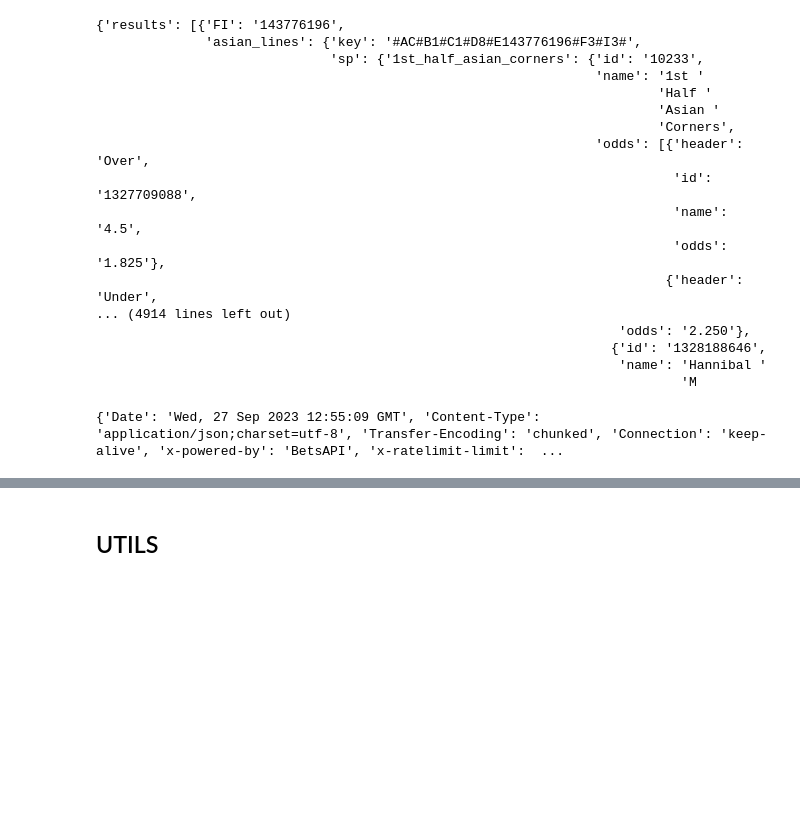
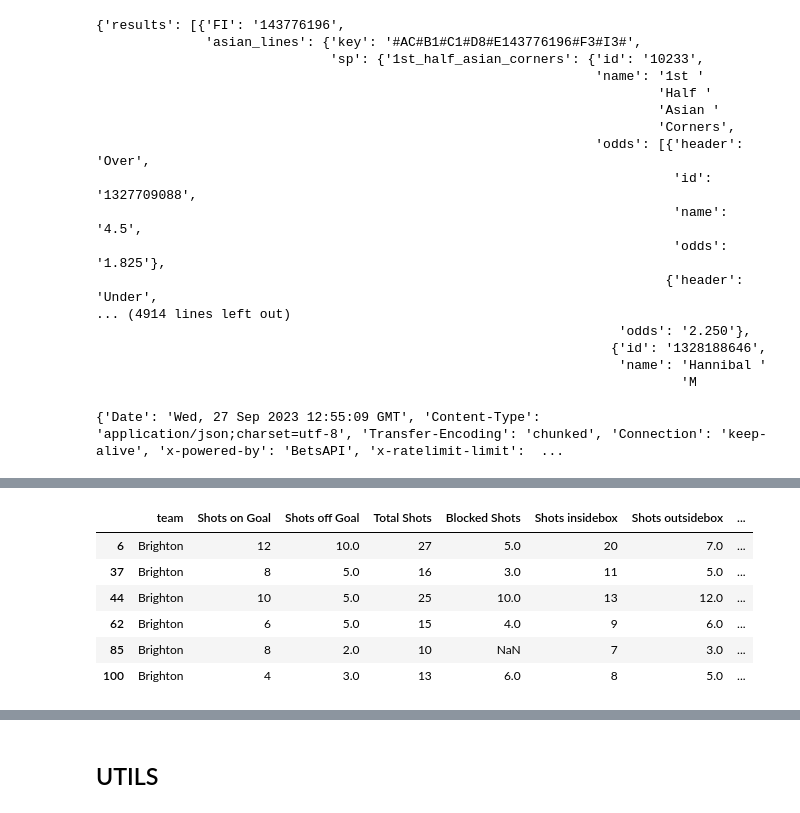
Before and after one commit to Ok3ks/Sports, a Jupyter notebook: football/punt.ipynb, the cells around one changed output, grey strips where cells are left out. Saved outputs shown, nothing was run; the diff lists cells and outputs as text; code cells hidden in the pictures; blank space fills up the shorter version.

```diff
--- a/football/punt.ipynb
+++ b/football/punt.ipynb
@@ -403,0 +646,12 @@ response.headers
+# %%
+df[df['team'] == 'Brighton']
+
+#When a game is selected, process corresponding charts of teams, referees
+# %% [output]
+|  | team | Shots on Goal | Shots off Goal | Total Shots | Blocked Shots | Shots insidebox | Shots outsidebox | ... |
+| 6 | Brighton | 12 | 10.0 | 27 | 5.0 | 20 | 7.0 | ... |
+| 37 | Brighton | 8 | 5.0 | 16 | 3.0 | 11 | 5.0 | ... |
+| 44 | Brighton | 10 | 5.0 | 25 | 10.0 | 13 | 12.0 | ... |
+| 62 | Brighton | 6 | 5.0 | 15 | 4.0 | 9 | 6.0 | ... |
+| 85 | Brighton | 8 | 2.0 | 10 | NaN | 7 | 3.0 | ... |
+| 100 | Brighton | 4 | 3.0 | 13 | 6.0 | 8 | 5.0 | ... |
```
Also changed, not shown: parts of 32 cells of this notebook, 9 other files.
